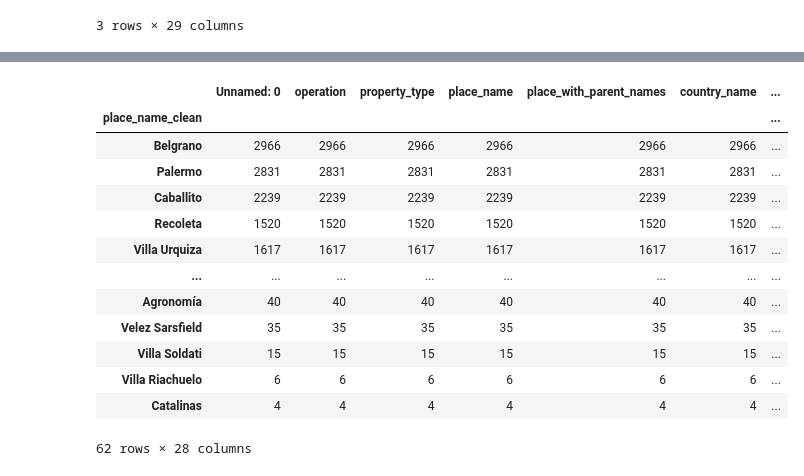
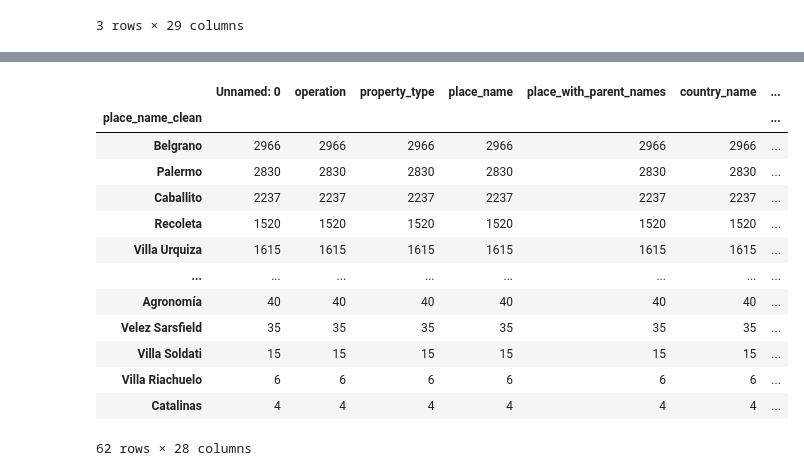
Before and after one commit to giustipatricio/grupo4-1120_ed_13, a Jupyter notebook: M2.ipynb, the cells around one changed output, grey strips where cells are left out. Cells and saved outputs as stored; diff of their text form; code cells hidden in the pictures.

```diff
--- a/M2.ipynb
+++ b/M2.ipynb
@@ -515,9 +515,11 @@ data.head(3)
 3 rows × 29 columns
 # %%
 #Creamos una copia del dataframe, la se que slicea tomando los datos de superficie total salvados mayores a cero
-data_2 = data[data['surface_total_in_m2_clean'] > 0]
+data_2 = data[data['surface_total_in_m2_clean'] > 1]
 #se genera una nueva columna con los datos de dolares / m2 salvados y mayores a cero
 data_2['price_usd_en_m2'] = data_2['price_aprox_usd']/ data_2['surface_total_in_m2_clean']
 #comparativa de los datos salvados y totales
 print(data_2.shape,data.shape )
+
+data.iloc[26637]
 # %% [output]
@@ -529,17 +548,17 @@ See the caveats in the documentation: https://pandas.pydata.org/pandas-docs/stab
 # %%
 #centraremos este analisis en la ciudad de buenos aires, que presenta menor cantidad de datos faltantes y mayor cantidad de informacion
-maskcapital = data_2.state_name == "Capital Federal"
+data_2_maskcapital = data_2.state_name == "Capital Federal"
 #agrupamos por barrio, contando la cantidad datos en cada uno segun las distintas columnas
-group_capital = data_2[maskcapital].groupby(['place_name_clean']).count().sort_values('price_per_m2', ascending=False)
-group_capital
+data_2_group_capital = data_2[maskcapital].groupby(['place_name_clean']).count().sort_values('price_per_m2', ascending=False)
+data_2_group_capital
 # %% [output]
 |  | Unnamed: 0 | operation | property_type | place_name | place_with_parent_names | country_name | ... |
 | place_name_clean |  |  |  |  |  |  | ... |
 | Belgrano | 2966 | 2966 | 2966 | 2966 | 2966 | 2966 | ... |
-| Palermo | 2831 | 2831 | 2831 | 2831 | 2831 | 2831 | ... |
-| Caballito | 2239 | 2239 | 2239 | 2239 | 2239 | 2239 | ... |
+| Palermo | 2830 | 2830 | 2830 | 2830 | 2830 | 2830 | ... |
+| Caballito | 2237 | 2237 | 2237 | 2237 | 2237 | 2237 | ... |
 | Recoleta | 1520 | 1520 | 1520 | 1520 | 1520 | 1520 | ... |
-| Villa Urquiza | 1617 | 1617 | 1617 | 1617 | 1617 | 1617 | ... |
+| Villa Urquiza | 1615 | 1615 | 1615 | 1615 | 1615 | 1615 | ... |
 | ... | ... | ... | ... | ... | ... | ... | ... |
 | Agronomía | 40 | 40 | 40 | 40 | 40 | 40 | ... |
 | Velez Sarsfield | 35 | 35 | 35 | 35 | 35 | 35 | ... |
```
Also changed, not shown: parts of 10 cells of this notebook.
